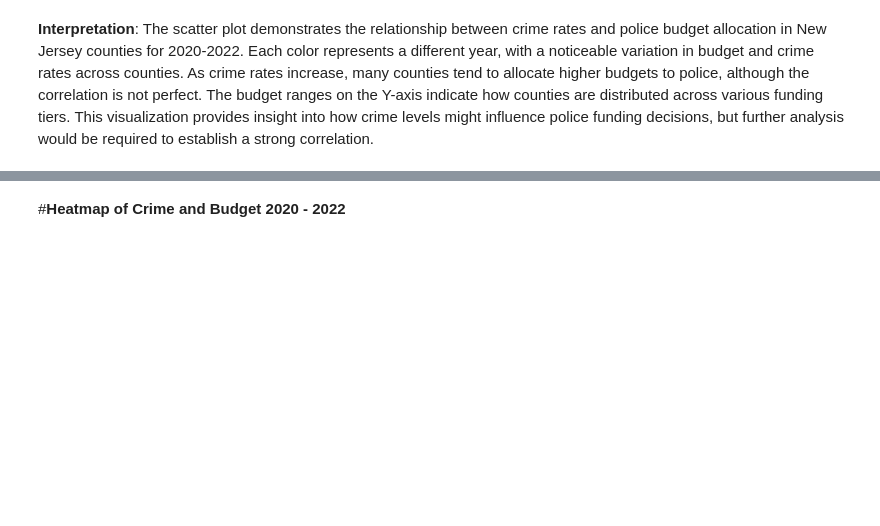
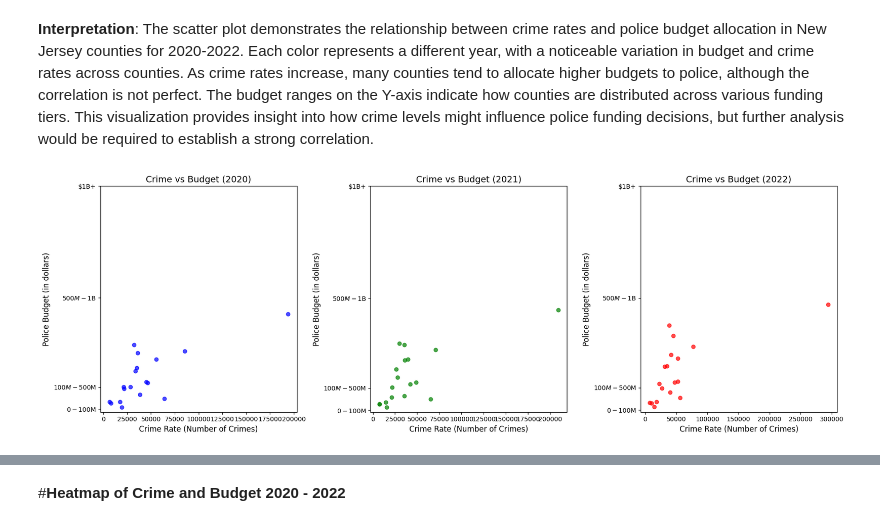
Before and after one commit to erikaguiracocha/Data-Visualization-2025, a Jupyter notebook: PS3erikaguiracocha.ipynb, the cells around one changed output, grey strips where cells are left out. Saved outputs shown, nothing was run; the diff lists cells and outputs as text; code cells hidden in the pictures; blank space fills up the shorter version.

```diff
--- a/PS3erikaguiracocha.ipynb
+++ b/PS3erikaguiracocha.ipynb
@@ -573,3 +570,55 @@ plt.show()
 [figure]
 # %% [markdown]
 **Interpretation**: The scatter plot demonstrates the relationship between crime rates and police budget allocation in New Jersey counties for 2020-2022. Each color represents a different year, with a noticeable variation in budget and crime rates across counties. As crime rates increase, many counties tend to allocate higher budgets to police, although the correlation is not perfect. The budget ranges on the Y-axis indicate how counties are distributed across various funding tiers. This visualization provides insight into how crime levels might influence police funding decisions, but further analysis would be required to establish a strong correlation.
+# %%
+# Load crime data for 2020, 2021, and 2022
+crime_data = pd.read_csv(url_crime_data, header=1)
+
+# Clean crime data (remove "Total New Jersey" and convert values to numeric)
+crime_data = crime_data[crime_data['County'] != 'Total New Jersey']
+crime_data[['2020', '2021', '2022']] = crime_data[['2020', '2021', '2022']].replace({',': ''}, regex=True).astype(float)
+
+# Load police budget data for 2020, 2021, and 2022
+url_budget_data = 'https://raw.githubusercontent.com/erikaguiracocha/Data-Visualization-2025/refs/heads/main/police%20budgets%20in%20New%20Jersey.csv'
+budget_data = pd.read_csv(url_budget_data, header=1)
+
+# Clean budget data (remove commas and convert values to numeric)
+budget_data[['2020', '2021', '2022']] = budget_data[['2020', '2021', '2022']].replace({',': ''}, regex=True).astype(float)
+
+# Merge the crime and budget data by County
+merged_data = crime_data.merge(budget_data, on='County', suffixes=('_crime', '_budget'))
+
+# Create scatter plot for each year separately
+fig, axs = plt.subplots(1, 3, figsize=(18, 6))
+
+# Scatter plot for 2020 Crime vs Budget
+axs[0].scatter(merged_data['2020_crime'], merged_data['2020_budget'], color='blue', alpha=0.7)
+axs[0].set_title('Crime vs Budget (2020)', fontsize=14)
+axs[0].set_xlabel('Crime Rate (Number of Crimes)', fontsize=12)
+axs[0].set_ylabel('Police Budget (in dollars)', fontsize=12)
+
+# Scatter plot for 2021 Crime vs Budget
+axs[1].scatter(merged_data['2021_crime'], merged_data['2021_budget'], color='green', alpha=0.7)
+axs[1].set_title('Crime vs Budget (2021)', fontsize=14)
+axs[1].set_xlabel('Crime Rate (Number of Crimes)', fontsize=12)
+axs[1].set_ylabel('Police Budget (in dollars)', fontsize=12)
+
+# Scatter plot for 2022 Crime vs Budget
+axs[2].scatter(merged_data['2022_crime'], merged_data['2022_budget'], color='red', alpha=0.7)
+axs[2].set_title('Crime vs Budget (2022)', fontsize=14)
+axs[2].set_xlabel('Crime Rate (Number of Crimes)', fontsize=12)
+axs[2].set_ylabel('Police Budget (in dollars)', fontsize=12)
+
+# Set custom Y-ticks as ranges (in terms of millions or billions)
+budget_ranges = ['$0-$100M', '$100M-$500M', '$500M-$1B', '$1B+']  # Define ranges based on your data
+for ax in axs:
+    ax.set_yticks([0, 100000000, 500000000, 1000000000])
+    ax.set_yticklabels(budget_ranges)
+
+# Adjust layout to make it cleaner
+plt.tight_layout()
+
+# Show the plot
+plt.show()
+# %% [output]
+[figure, added]
```
Also changed, not shown: parts of 8 cells of this notebook.
